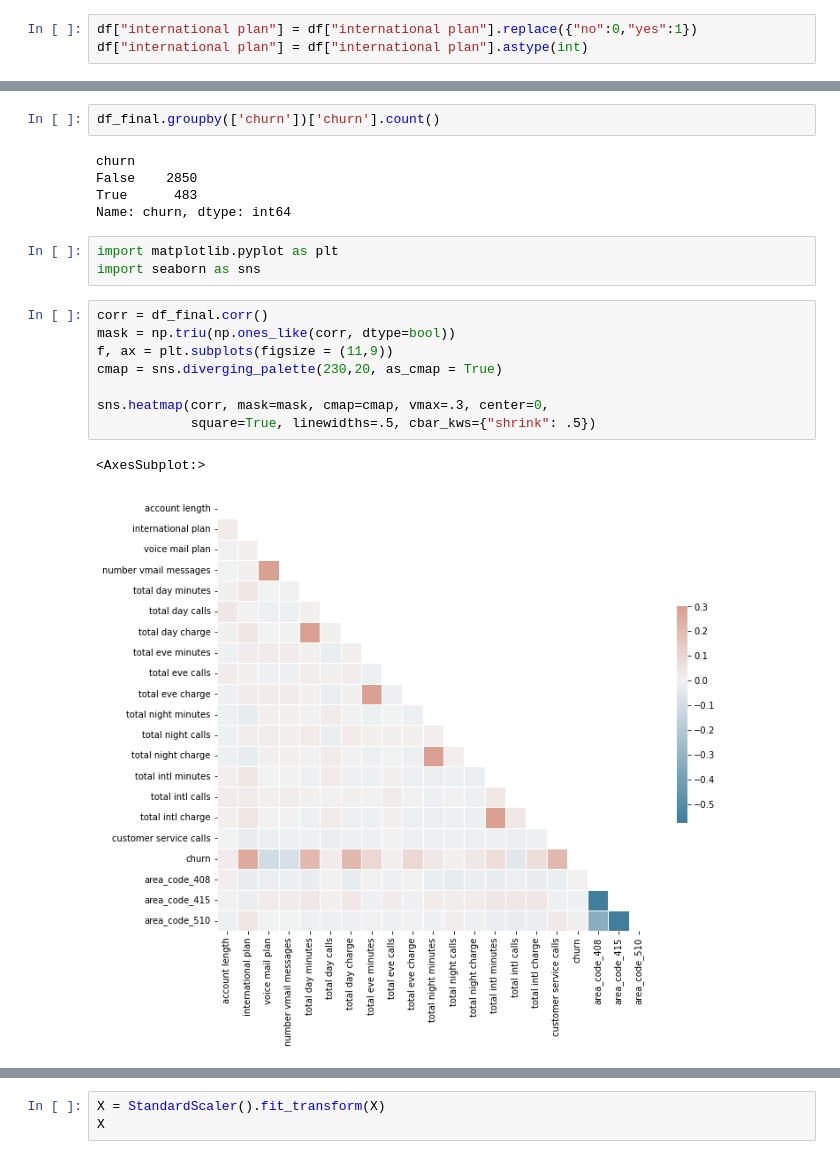
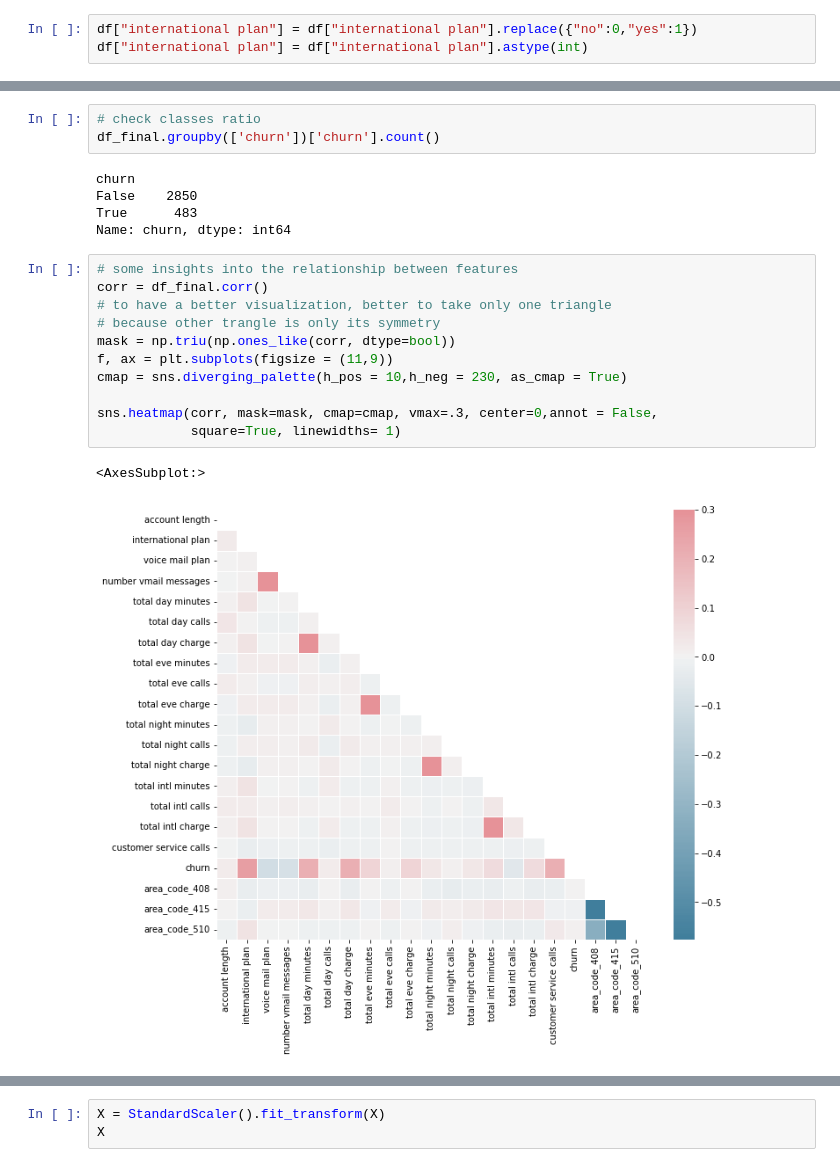
Before and after one commit to kkhalilli/telecommuniation-classification, a Jupyter notebook: Customer_Churn_Prediction.ipynb, the cells around one changed output, grey strips where cells are left out. Cells and saved outputs as stored; diff of their text form.

```diff
--- a/Customer_Churn_Prediction.ipynb
+++ b/Customer_Churn_Prediction.ipynb
@@ -93,25 +129,26 @@ plt.show()
 # %% [output]
 [figure]
 # %%
+# check classes ratio
 df_final.groupby(['churn'])['churn'].count()
 # %% [output]
 churn
 False    2850
 True      483
 Name: churn, dtype: int64
-# %%
-import matplotlib.pyplot as plt
-import seaborn as sns
 # %%
+# some insights into the relationship between features
 corr = df_final.corr()
+# to have a better visualization, better to take only one triangle
+# because other trangle is only its symmetry
 mask = np.triu(np.ones_like(corr, dtype=bool))
 f, ax = plt.subplots(figsize = (11,9))
-cmap = sns.diverging_palette(230,20, as_cmap = True)
+cmap = sns.diverging_palette(h_pos = 10,h_neg = 230, as_cmap = True)
 
-sns.heatmap(corr, mask=mask, cmap=cmap, vmax=.3, center=0,
-            square=True, linewidths=.5, cbar_kws={"shrink": .5})
+sns.heatmap(corr, mask=mask, cmap=cmap, vmax=.3, center=0,annot = False,
+            square=True, linewidths= 1)
 # %% [output]
 <AxesSubplot:>
-[figure, old version]
+[figure, new version]
 # %%
 """check feature importances via random forest classifier"""
```
Also changed, not shown: parts of 17 cells of this notebook.
